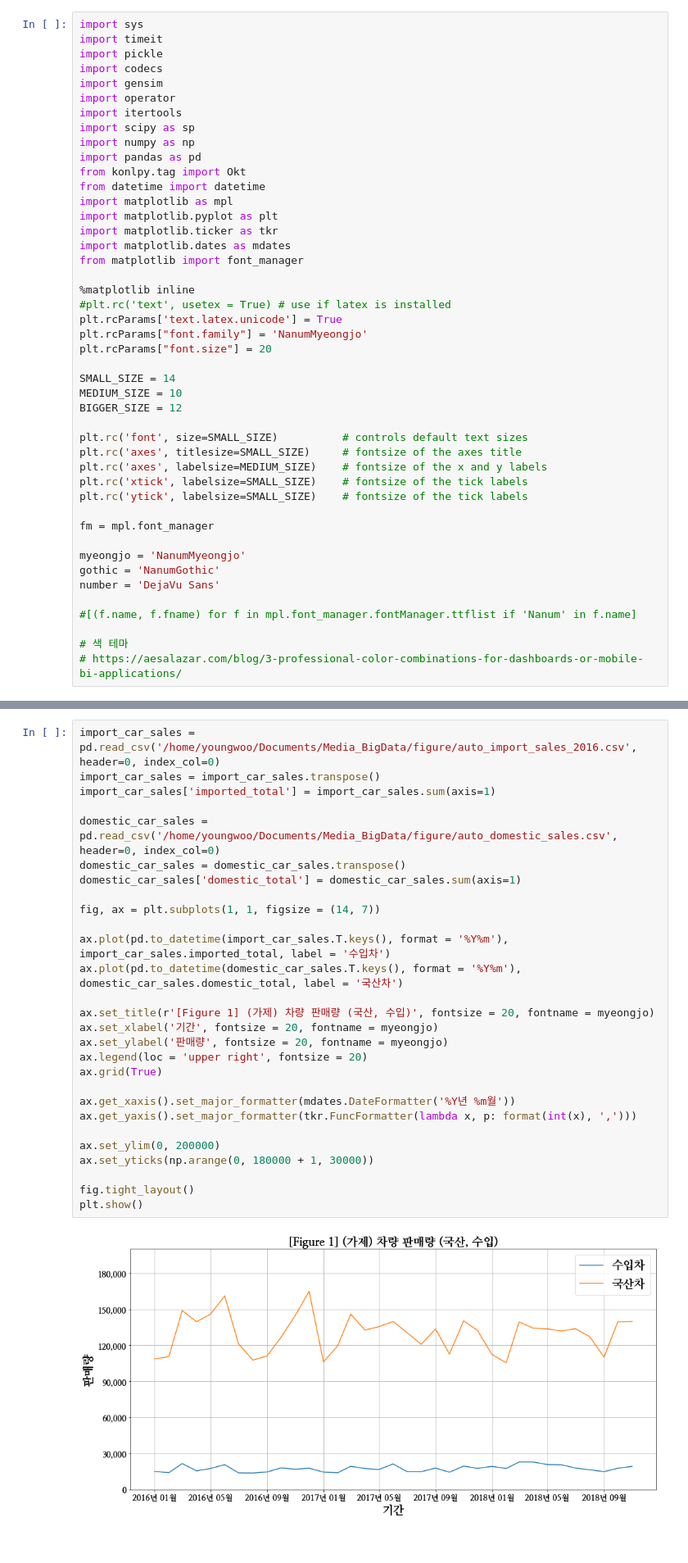
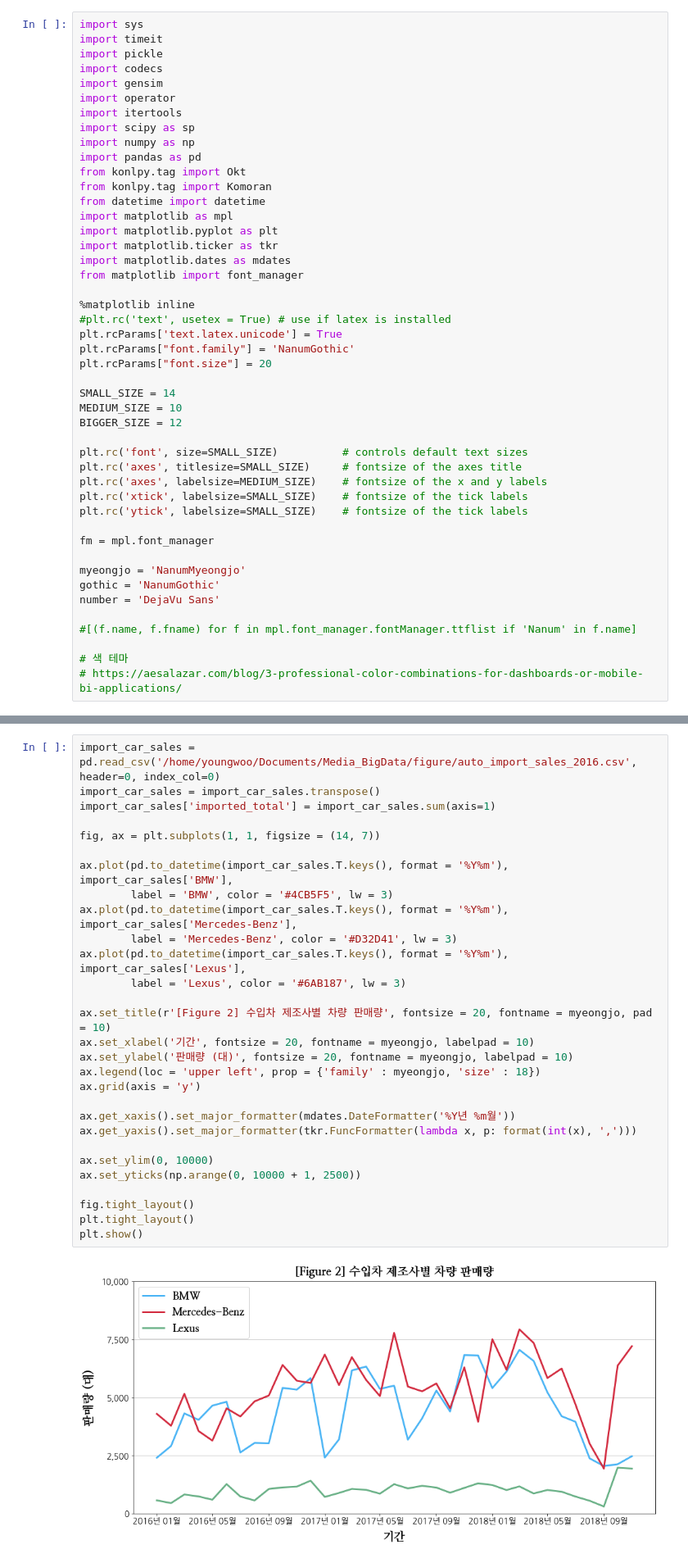
Before and after one commit to Lactobacillus/Media_BigData, a Jupyter notebook: figure 20181216.ipynb, the cells around one changed output, grey strips where cells are left out. Shown at 82% size. Drawn from its saved outputs; the diff is of its cells as text.

```diff
--- a/figure 20181216.ipynb
+++ b/figure 20181216.ipynb
@@ -10,6 +10,7 @@ import scipy as sp
 import numpy as np
 import pandas as pd
 from konlpy.tag import Okt
+from konlpy.tag import Komoran
 from datetime import datetime
 import matplotlib as mpl
 import matplotlib.pyplot as plt
@@ -20,7 +21,7 @@ from matplotlib import font_manager
 %matplotlib inline
 #plt.rc('text', usetex = True) # use if latex is installed
 plt.rcParams['text.latex.unicode'] = True
-plt.rcParams["font.family"] = 'NanumMyeongjo'
+plt.rcParams["font.family"] = 'NanumGothic'
 plt.rcParams["font.size"] = 20
 
 SMALL_SIZE = 14
@@ -120,30 +165,31 @@ df_nat_bmw = df_nat.loc[df_nat['content'].str.contains('화재|불|리콜|520d|5
 # %%
 import_car_sales = pd.read_csv('/home/youngwoo/Documents/Media_BigData/figure/auto_import_sales_2016.csv', header=0, index_col=0)
 import_car_sales = import_car_sales.transpose()
 import_car_sales['imported_total'] = import_car_sales.sum(axis=1)
 
-domestic_car_sales = pd.read_csv('/home/youngwoo/Documents/Media_BigData/figure/auto_domestic_sales.csv', header=0, index_col=0)
-domestic_car_sales = domestic_car_sales.transpose()
-domestic_car_sales['domestic_total'] = domestic_car_sales.sum(axis=1)
-
 fig, ax = plt.subplots(1, 1, figsize = (14, 7))
 
-ax.plot(pd.to_datetime(import_car_sales.T.keys(), format = '%Y%m'), import_car_sales.imported_total, label = '수입차')
-ax.plot(pd.to_datetime(domestic_car_sales.T.keys(), format = '%Y%m'), domestic_car_sales.domestic_total, label = '국산차')
+ax.plot(pd.to_datetime(import_car_sales.T.keys(), format = '%Y%m'), import_car_sales['BMW'],
+        label = 'BMW', color = '#4CB5F5', lw = 3)
+ax.plot(pd.to_datetime(import_car_sales.T.keys(), format = '%Y%m'), import_car_sales['Mercedes-Benz'],
+        label = 'Mercedes-Benz', color = '#D32D41', lw = 3)
+ax.plot(pd.to_datetime(import_car_sales.T.keys(), format = '%Y%m'), import_car_sales['Lexus'],
+        label = 'Lexus', color = '#6AB187', lw = 3)
 
-ax.set_title(r'[Figure 1] (가제) 차량 판매량 (국산, 수입)', fontsize = 20, fontname = myeongjo)
-ax.set_xlabel('기간', fontsize = 20, fontname = myeongjo)
-ax.set_ylabel('판매량', fontsize = 20, fontname = myeongjo)
-ax.legend(loc = 'upper right', fontsize = 20)
-ax.grid(True)
+ax.set_title(r'[Figure 2] 수입차 제조사별 차량 판매량', fontsize = 20, fontname = myeongjo, pad = 10)
+ax.set_xlabel('기간', fontsize = 20, fontname = myeongjo, labelpad = 10)
+ax.set_ylabel('판매량 (대)', fontsize = 20, fontname = myeongjo, labelpad = 10)
+ax.legend(loc = 'upper left', prop = {'family' : myeongjo, 'size' : 18})
+ax.grid(axis = 'y')
 
 ax.get_xaxis().set_major_formatter(mdates.DateFormatter('%Y년 %m월'))
 ax.get_yaxis().set_major_formatter(tkr.FuncFormatter(lambda x, p: format(int(x), ',')))
 
-ax.set_ylim(0, 200000)
-ax.set_yticks(np.arange(0, 180000 + 1, 30000))
+ax.set_ylim(0, 10000)
+ax.set_yticks(np.arange(0, 10000 + 1, 2500))
 
 fig.tight_layout()
+plt.tight_layout()
 plt.show()
 # %% [output]
-[figure, old version]
+[figure, new version]
```
Also changed, not shown: parts of 20 cells of this notebook.
